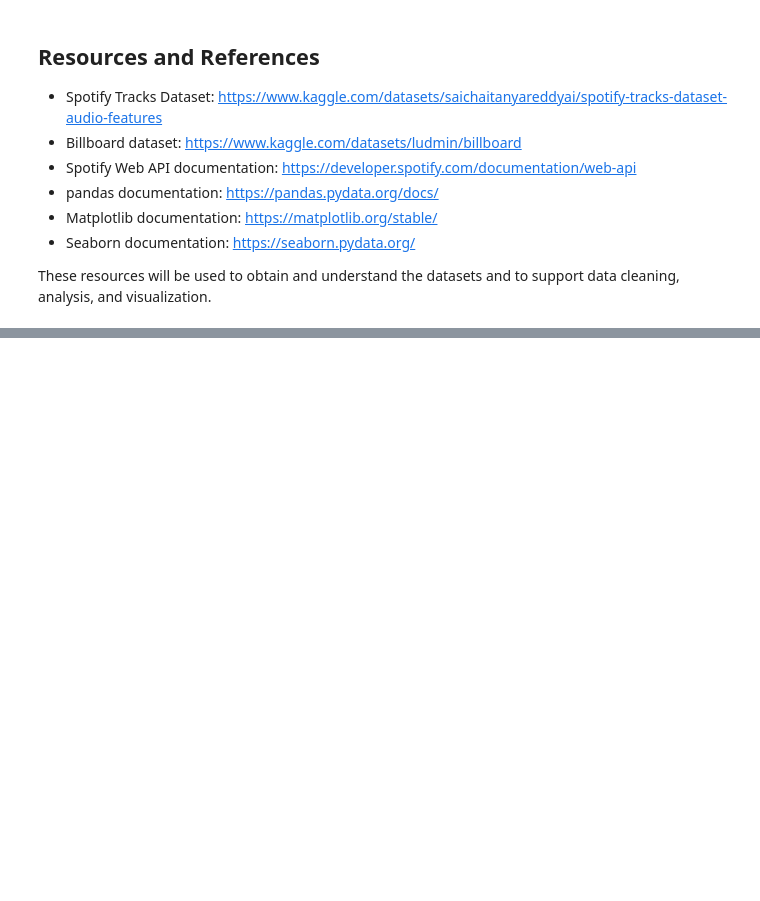
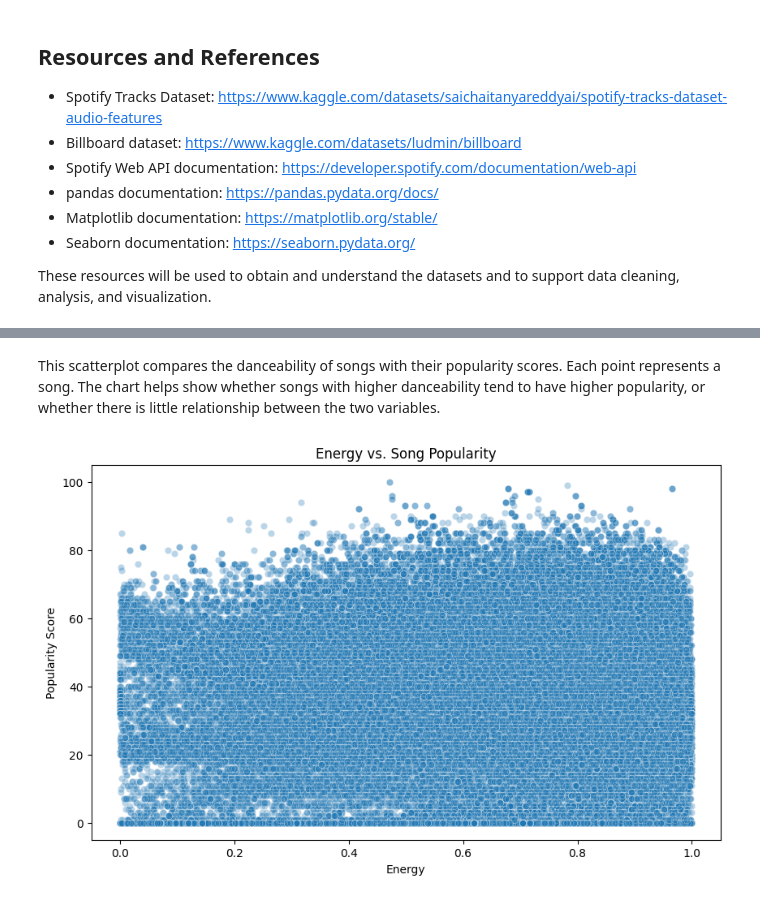
Before and after one commit to IT4063C-Fall2026/data-tech-analytics-final-project-krameron-uc, a Jupyter notebook: source.ipynb, the cells around one changed output, grey strips where cells are left out. Saved outputs shown, nothing was run; the diff lists cells and outputs as text; code cells hidden in the pictures; blank space fills up the shorter version.

```diff
--- a/source.ipynb
+++ b/source.ipynb
@@ -83,0 +209,18 @@ These resources will be used to obtain and understand the datasets and to suppor
+# %% [markdown]
+This scatterplot compares the danceability of songs with their popularity scores. Each point represents a song. The chart helps show whether songs with higher danceability tend to have higher popularity, or whether there is little relationship between the two variables.
+# %%
+plt.figure(figsize=(10, 6))
+
+sns.scatterplot(
+    data=spotify_df,
+    x="energy",
+    y="popularity",
+    alpha=0.3
+)
+
+plt.title("Energy vs. Song Popularity")
+plt.xlabel("Energy")
+plt.ylabel("Popularity Score")
+plt.show()
+# %% [output]
+[figure, added]
```
Also changed, not shown: parts of 37 cells of this notebook, 9 other files.
